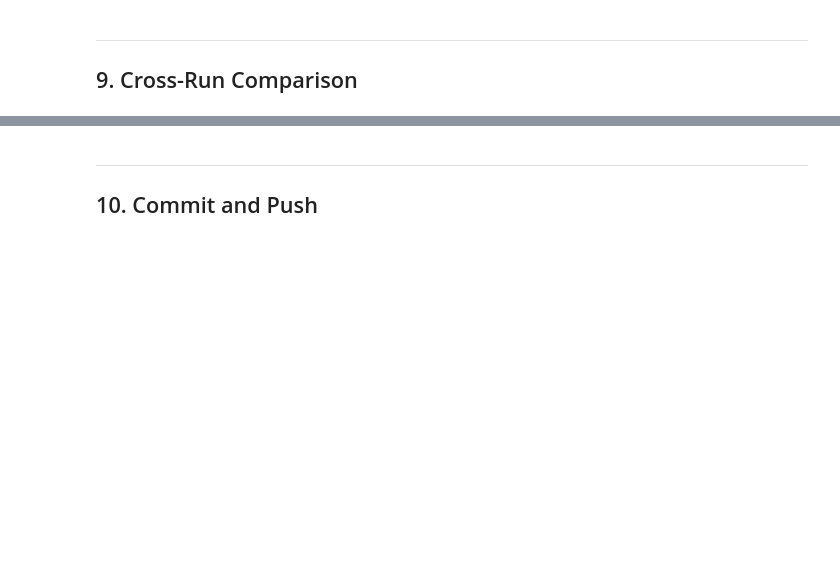
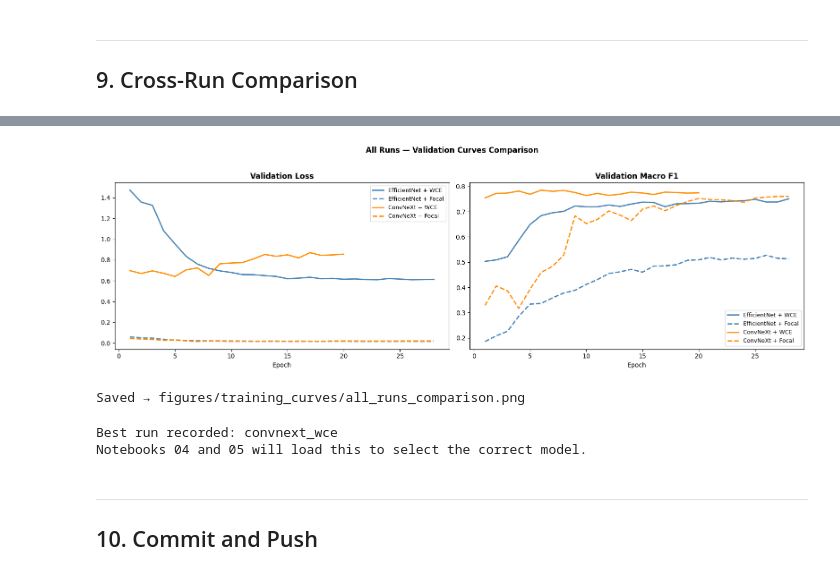
Before and after one commit to Jeremy-K-coder/retinal-disease-classification, a Jupyter notebook: notebooks/03_Architecture_Comparison.ipynb, the cells around one changed output, grey strips where cells are left out. Drawn from its saved outputs; the diff is of its cells as text; code cells hidden in the pictures; blank space fills up the shorter version.

Commit message:
Architecture Comparison Completed

```diff
--- a/notebooks/03_Architecture_Comparison.ipynb
+++ b/notebooks/03_Architecture_Comparison.ipynb
@@ -987,13 +1011,25 @@ plot_confusion_matrix(
 ---
 ## 9. Cross-Run Comparison
 # %%
+import json # Added this import to handle json files
+
 # Summary table
 all_results = [
-    results_efficientnet_wce,
-    results_efficientnet_focal,
-    results_convnext_wce,
-    results_convnext_focal,
+    '/content/drive/MyDrive/retinal-disease-classification/models/results_efficientnet_wce',
+    '/content/drive/MyDrive/retinal-disease-classification/models/results_efficientnet_focal',
+    '/content/drive/MyDrive/retinal-disease-classification/models/results_convnext_wce',
+    '/content/drive/MyDrive/retinal-disease-classification/models/results_convnext_focal',
 ]
+
+# Load JSON content for each result path
+loaded_results = []
+for path_str in all_results:
+    path = Path(path_str + '.json') # Assuming the paths were missing the .json extension
+    if path.exists():
+        with open(path, 'r') as f:
+            loaded_results.append(json.load(f))
+    else:
+        print(f"Warning: Result file not found: {path}")
 
 df_results = pd.DataFrame([{
     'Run':           r['run_name'],
@@ -1002,7 +1038,7 @@ df_results = pd.DataFrame([{
     'Val F1':        r['best_val_f1'],
     'Test Acc':      r['test_acc'],
     'Test Macro F1': r['test_macro_f1'],
-} for r in all_results])
+} for r in loaded_results]) # Changed all_results to loaded_results
 
 print('=== RESULTS SUMMARY ===')
 print(df_results.to_string(index=False))
@@ -1019,39 +1064,41 @@ colours = {
     'convnext_wce':       ('darkorange', '-'),
     'convnext_focal':     ('darkorange', '--'),
 }
 labels = {
     'efficientnet_wce':   'EfficientNet + WCE',
     'efficientnet_focal': 'EfficientNet + Focal',
     'convnext_wce':       'ConvNeXt + WCE',
     'convnext_focal':     'ConvNeXt + Focal',
 }
 
-for run_name, history in [
-    ('efficientnet_wce',   history_efficientnet_wce),
-    ('efficientnet_focal', history_efficientnet_focal),
-    ('convnext_wce',       history_convnext_wce),
-    ('convnext_focal',     history_convnext_focal),
-]:
+# Iterate over the loaded_results to get history for each run
+for result in loaded_results:
+    run_name = result['run_name']
+    history = result['history']
+
     colour, ls = colours[run_name]
     label      = labels[run_name]
     epochs     = range(1, len(history['val_loss']) + 1)
     axes[0].plot(epochs, history['val_loss'], color=colour, linestyle=ls,
                  linewidth=2, label=label)
     axes[1].plot(epochs, history['val_f1'],   color=colour, linestyle=ls,
                  linewidth=2, label=label)
 
 axes[0].set_title('Validation Loss',     fontweight='bold')
 axes[1].set_title('Validation Macro F1', fontweight='bold')
 for ax in axes:
     ax.set_xlabel('Epoch')
     ax.legend(fontsize=9)
 
 plt.suptitle('All Runs — Validation Curves Comparison', fontweight='bold', y=1.02)
 plt.tight_layout()
 plt.savefig(FIGURES / 'training_curves' / 'all_runs_comparison.png',
             dpi=150, bbox_inches='tight')
 plt.show()
 print('Saved → figures/training_curves/all_runs_comparison.png')
+# %% [output]
+[figure, added]
+Saved → figures/training_curves/all_runs_comparison.png
 # %%
 # Save best model name for downstream notebooks
 best_run_name = df_results.loc[df_results['Test Macro F1'].idxmax(), 'Run']
@@ -1059,6 +1106,9 @@ with open(MODELS_DIR / 'best_run.json', 'w') as f:
     json.dump({'best_run': best_run_name}, f)
 print(f'Best run recorded: {best_run_name}')
 print('Notebooks 04 and 05 will load this to select the correct model.')
+# %% [output]
+Best run recorded: convnext_wce
+Notebooks 04 and 05 will load this to select the correct model.
 # %% [markdown]
 ---
 ## 10. Commit and Push
```
Also changed, not shown: parts of 5 cells of this notebook, 3 other files.
